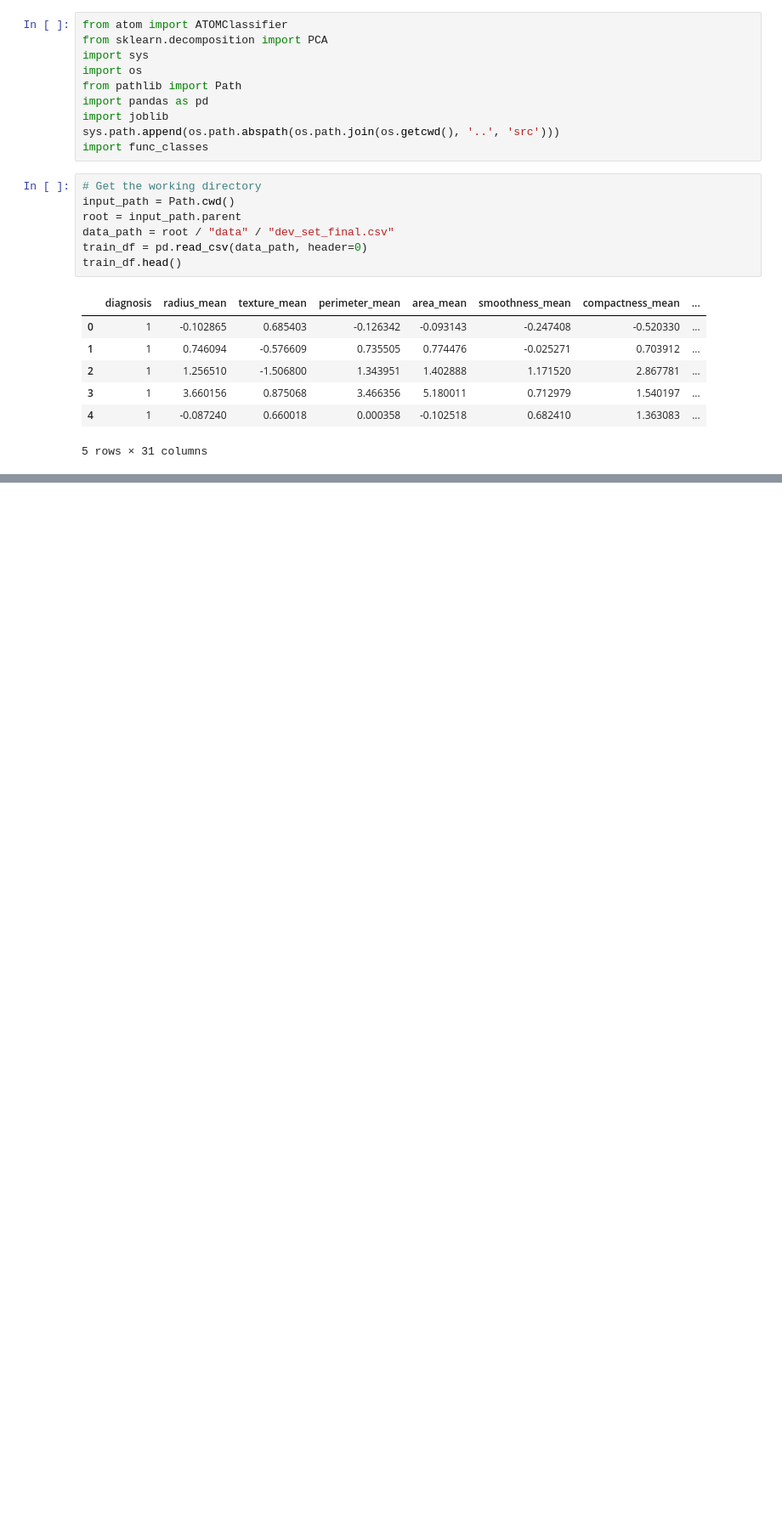
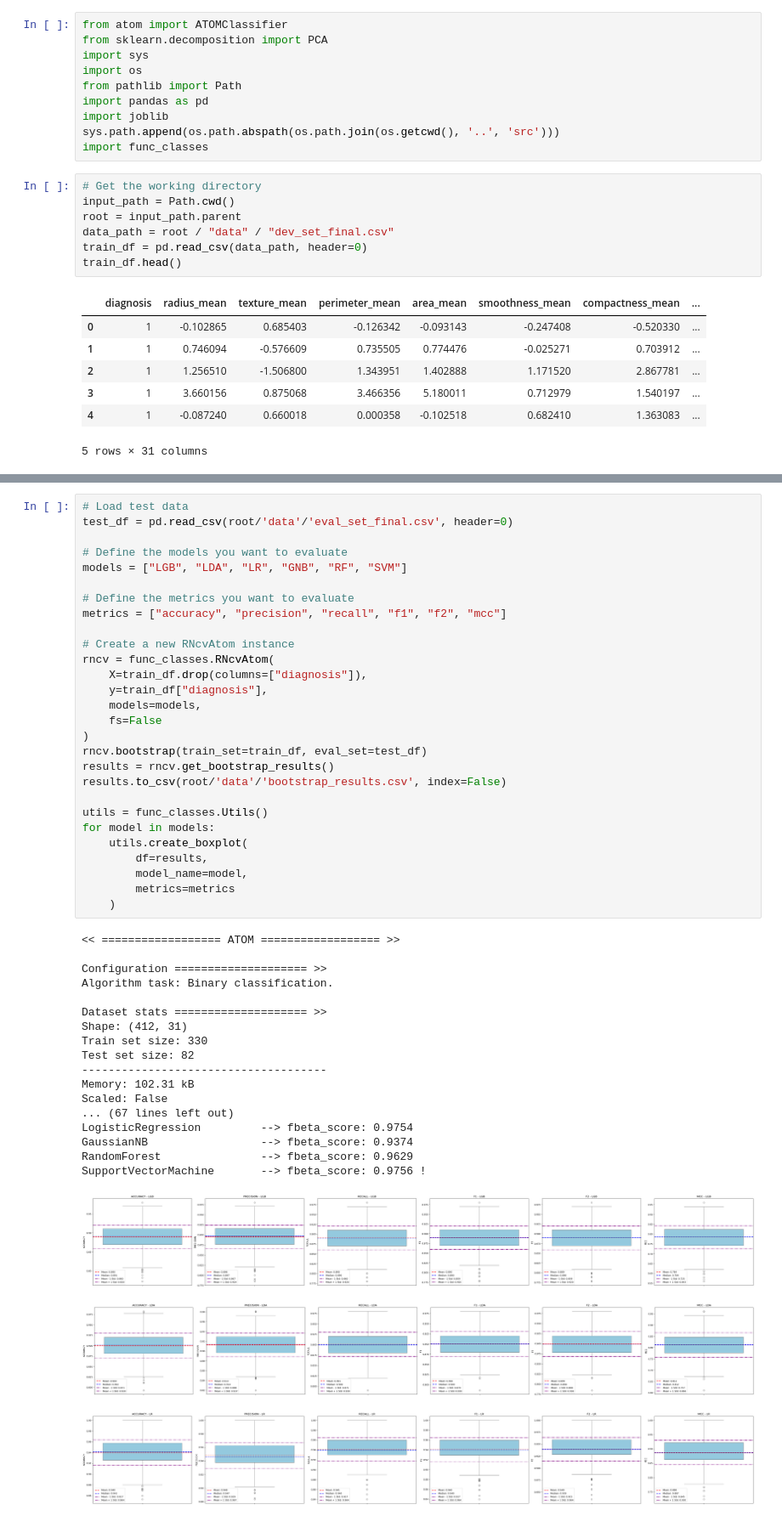
Before and after one commit to RafailTn/Assignment-2, a Jupyter notebook: notebooks/model_analysis.ipynb, the cells around one changed output, grey strips where cells are left out. Shown at 85% size. Saved outputs shown, nothing was run; the diff lists cells and outputs as text; blank space fills up the shorter version.

```diff
--- a/notebooks/model_analysis.ipynb
+++ b/notebooks/model_analysis.ipynb
@@ -70,0 +128,49 @@ Memory: 29.08 kB
+# %%
+# Load test data
+test_df = pd.read_csv(root/'data'/'eval_set_final.csv', header=0)
+
+# Define the models you want to evaluate
+models = ["LGB", "LDA", "LR", "GNB", "RF", "SVM"]
+
+# Define the metrics you want to evaluate
+metrics = ["accuracy", "precision", "recall", "f1", "f2", "mcc"]
+
+# Create a new RNcvAtom instance
+rncv = func_classes.RNcvAtom(
+    X=train_df.drop(columns=["diagnosis"]),
+    y=train_df["diagnosis"],
+    models=models,
+    fs=False
+)
+rncv.bootstrap(train_set=train_df, eval_set=test_df)
+results = rncv.get_bootstrap_results()
+results.to_csv(root/'data'/'bootstrap_results.csv', index=False)
+
+utils = func_classes.Utils()
+for model in models:
+    utils.create_boxplot(
+        df=results,
+        model_name=model,
+        metrics=metrics
+    )
+# %% [output]
+<< ================== ATOM ================== >>
+
+Configuration ==================== >>
+Algorithm task: Binary classification.
+
+Dataset stats ==================== >>
+Shape: (412, 31)
+Train set size: 330
+Test set size: 82
+-------------------------------------
+Memory: 102.31 kB
+Scaled: False
+... (67 lines left out)
+LogisticRegression         --> fbeta_score: 0.9754
+GaussianNB                 --> fbeta_score: 0.9374
+RandomForest               --> fbeta_score: 0.9629
+SupportVectorMachine       --> fbeta_score: 0.9756 !
+[figure, added]
+[figure, added]
+[figure, added]
```
Also changed, not shown: parts of 4 cells of this notebook, 9 other files.
